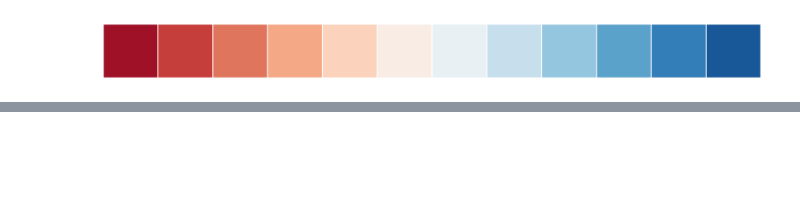
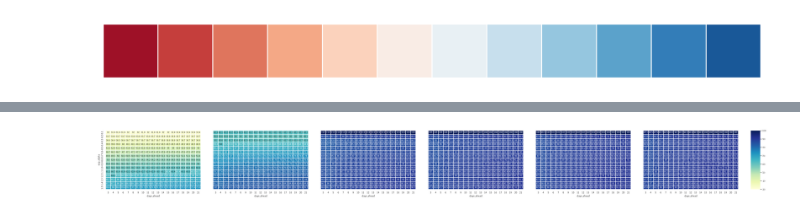
Before and after one commit to AarenLee07/Microgrid-Optimizer, a Jupyter notebook: paper_working/fig5-Sensitivity.ipynb, the cells around one changed output, grey strips where cells are left out. Saved outputs shown, nothing was run; the diff lists cells and outputs as text; code cells hidden in the pictures; blank space fills up the shorter version.

```diff
--- a/paper_working/fig5-Sensitivity.ipynb
+++ b/paper_working/fig5-Sensitivity.ipynb
@@ -284,0 +401,5 @@ TypeError: object of type 'LinearSegmentedColormap' has no len()
+# %%
+path=r'L:\Coding_project\Energy_grid_new\notebooks\metrics_simple_pv.xlsx'
+data_simple_pv=pd.read_excel(path)
+
+data=data_simple_pv.pivot(index='exp_alpha',columns='days_ahead')
@@ -284,0 +422,75 @@ TypeError: object of type 'LinearSegmentedColormap' has no len()
+# %%
+import matplotlib.gridspec as gridspec  # 用网格来创建子图
+import matplotlib.pyplot as plt
+from matplotlib.ticker import MaxNLocator
+
+rc_={
+    "figure.dpi":150,
+    "font.size":10,
+    "axes.facecolor":"white",
+    "savefig.facecolor":"white",
+    "text.usetex":True,
+    "legend.frameon":False
+}
+plt.rcParams.update(rc_)
+
+
+fig = plt.figure(figsize=(50, 4.5))  # 创建画布
+grid = gridspec.GridSpec(1, 7,width_ratios=[1,1,1,1,1,1,0.1],height_ratios=[1.2])  # 设定2行*3列的网格
+grid.update(wspace = 0.15, hspace = 0.1)
+
+grid01=gridspec.GridSpecFromSubplotSpec(2,2,subplot_spec=grid[:,0:2],width_ratios=[1,1],wspace=0.35)
+
+ax1 = fig.add_subplot(grid[:, 0])  #
+ax2 = fig.add_subplot(grid[:, 1])  #
+ax3 = fig.add_subplot(grid[:, 2])  #
+ax4 = fig.add_subplot(grid[:, 3])  #
+ax5 = fig.add_subplot(grid[:, 4])  #
+ax6 = fig.add_subplot(grid[:, 5])  #
+ax7 = fig.add_subplot(grid[:, 6])  #
+
+
+def truncate_colormap(cmapIn='jet', minval=0.0, maxval=1.0, n=100):
+    '''truncate_colormap(cmapIn='jet', minval=0.0, maxval=1.0, n=100)'''
+    cmapIn = plt.get_cmap(cmapIn)
+
+    new_cmap = matplotlib.colors.LinearSegmentedColormap.from_list(
+        'trunc({n},{a:.2f},{b:.2f})'.format(n=cmapIn.name, a=minval, b=maxval),
+        cmapIn(np.linspace(minval, maxval, n)))
+
+    return new_cmap
+
+#cmap=truncate_colormap("RdBu",0.4,1,120)
+cmap='YlGnBu'
+vmin=30
+vmax=100
+#sns.heatmap(ax=ax1,data=pv_dc,square=False,vmin=0,vmax=100,cmap=cmap,linewidths=1,cbar=False,xticklabels=False)
+sns.heatmap(ax=ax1,data=data['MAE_1'],square=False,vmin=vmin,vmax=vmax,annot=True,cmap=cmap,linewidths=1,cbar=False,fmt=".3g")
+sns.heatmap(ax=ax2,data=data['MAE_4'],square=False,vmin=vmin,vmax=vmax,annot=True,cmap=cmap,linewidths=1,cbar=False,fmt=".3g")
+sns.heatmap(ax=ax3,data=data['MAE_24'],square=False,vmin=vmin,vmax=vmax,annot=True,cmap=cmap,linewidths=1,cbar=False,fmt=".3g")
+sns.heatmap(ax=ax4,data=data['MAE_48'],square=False,vmin=vmin,vmax=vmax,annot=True,cmap=cmap,linewidths=1,cbar=False,fmt=".3g")
+sns.heatmap(ax=ax5,data=data['MAE_72'],square=False,vmin=vmin,vmax=vmax,annot=True,cmap=cmap,linewidths=1,cbar=False,fmt=".3g")
+sns.heatmap(ax=ax6,data=data['MAE_96'],square=False,vmin=vmin,vmax=vmax,annot=True,cmap=cmap,linewidths=1, cbar_ax=ax7, fmt=".3g") #cbar_kws={'ticks':[-20,0,100]}cbar_ax=ax4
+for ax in [ax2,ax3,ax4,ax5,ax6]:
+    ax.set(ylabel=None)
+    ax.set_yticklabels(labels=[])
+
+
+'''ax2.set(xlabel=None)
+ax2.set(ylabel=None)
+ax2.set_ylabel("$k_{bat} $ (h)",fontsize=20)
+ax2.set_xlabel("$\overline{\gamma} $ (\$/kW)",fontsize=20)
+ax2.set_yticklabels(labels=ax2.get_yticklabels(),rotation=0)
+
+ax3.set(xlabel=None)
+ax3.set(ylabel=None)
+ax3.set_xlabel("$\overline{\gamma} $ (\$/kW)",fontsize=20)
+ax3.set_ylabel("$\phi_{pv}$",fontsize=20)'''
+#y_labels=['0','','0.2','','0.4','','0.6','','0.8','','1.0']
+#ax3.set_yticklabels(labels=y_labels,rotation=0)#labels=y_labels,
+
+
+sns.set(font_scale=1)
+#plt.suptitle("VoI* improvement (\%)",y=-0.08,fontsize=20)
+# %% [output]
+[figure, added]
```
Also changed, not shown: parts of 18 cells of this notebook, 23 other files.
